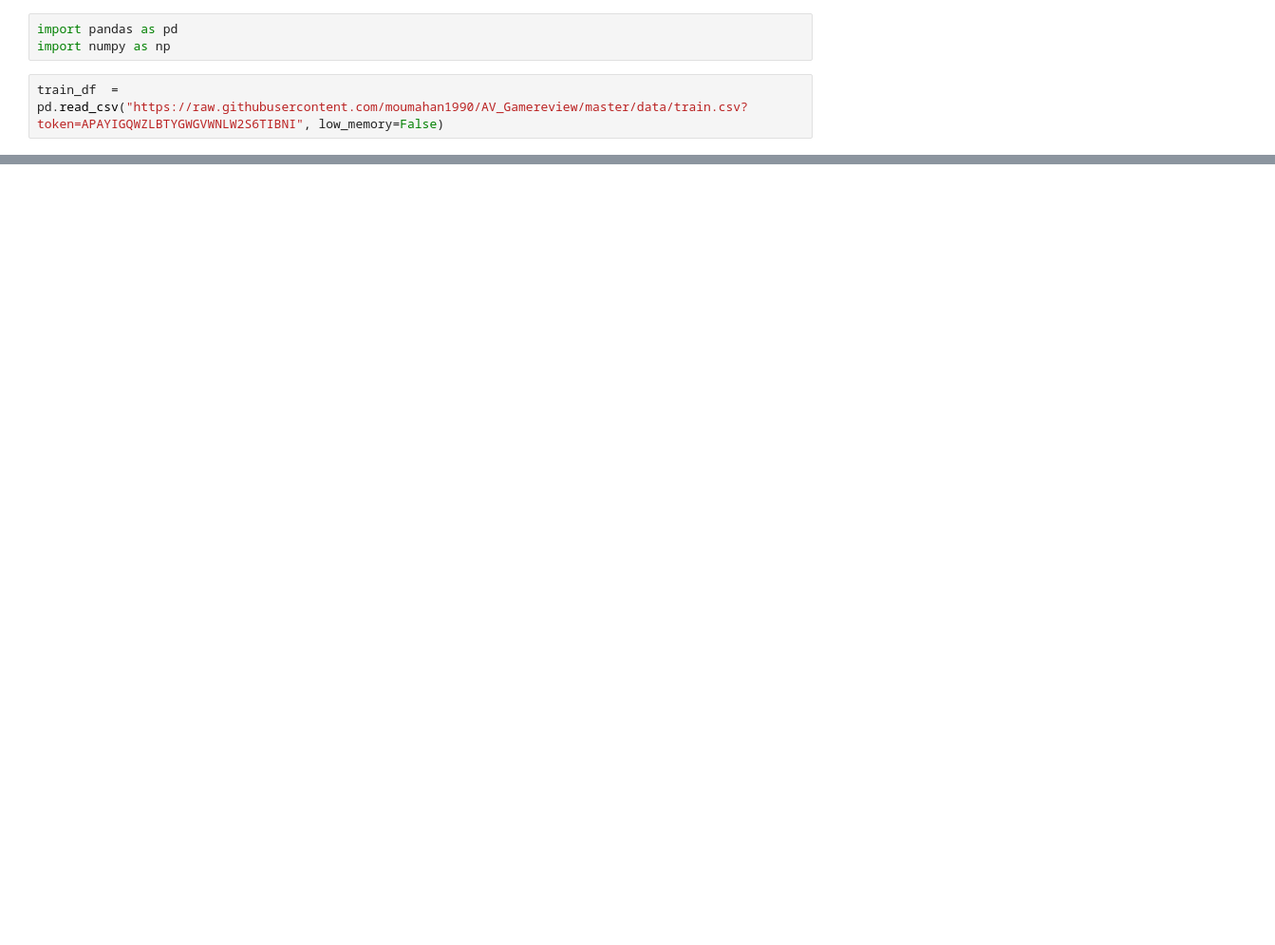
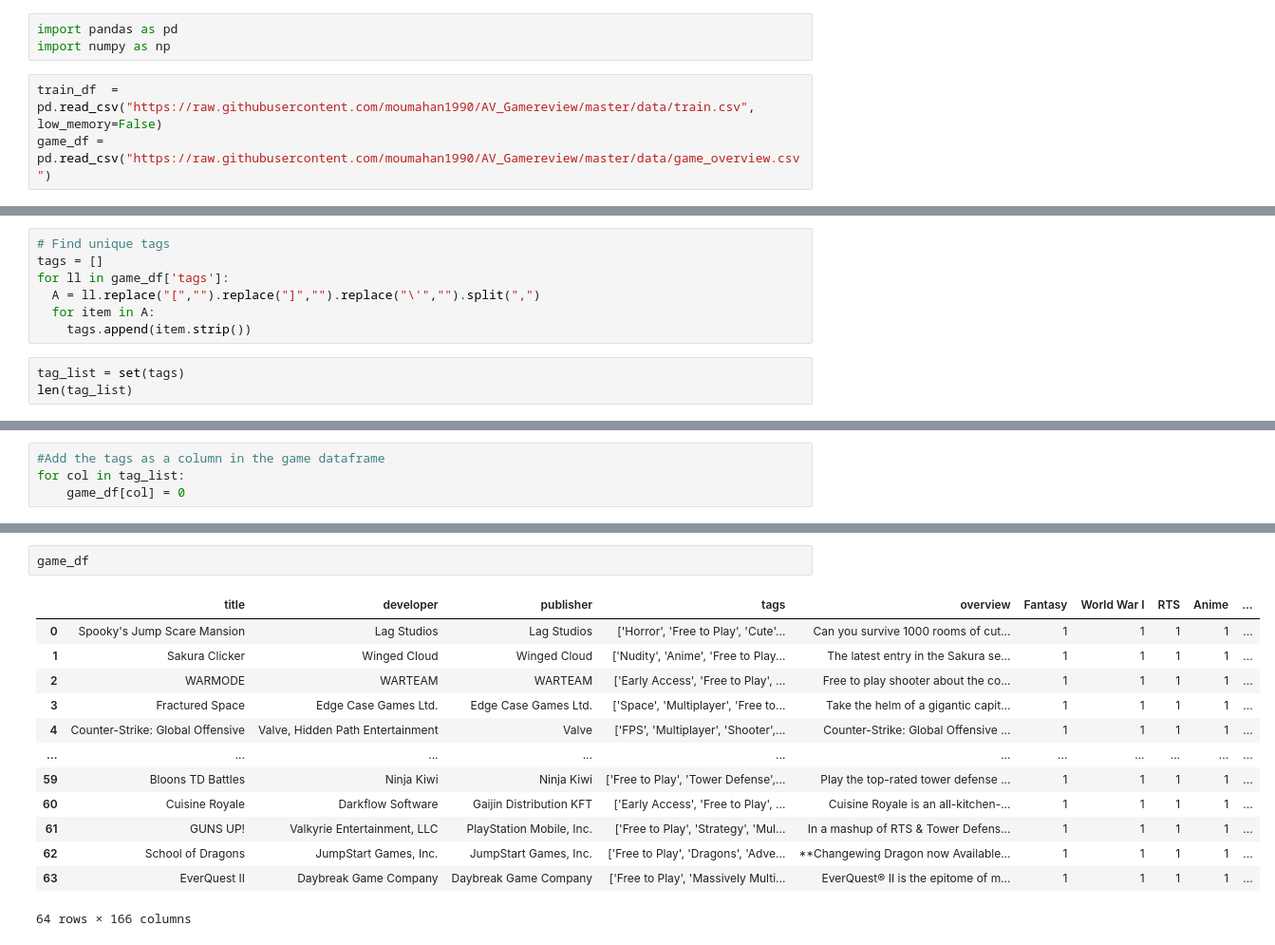
Before and after one commit to moumahan1990/AV_Gamereview, a Jupyter notebook: EDA.ipynb, the cells around one changed output, grey strips where cells are left out. Shown at 95% size. Saved outputs shown, nothing was run; the diff lists cells and outputs as text; blank space fills up the shorter version.

```diff
--- a/EDA.ipynb
+++ b/EDA.ipynb
@@ -4,4 +4,5 @@
 import pandas as pd
 import numpy as np
 # %%
-train_df  = pd.read_csv("https://raw.githubusercontent.com/moumahan1990/AV_Gamereview/master/data/train.csv?token=APAYIGQWZLBTYGWGVWNLW2S6TIBNI", low_memory=False)
+train_df  = pd.read_csv("https://raw.githubusercontent.com/moumahan1990/AV_Gamereview/master/data/train.csv", low_memory=False)
+game_df = pd.read_csv("https://raw.githubusercontent.com/moumahan1990/AV_Gamereview/master/data/game_overview.csv")
@@ -9,0 +25,10 @@ HTTPError: ignored
+# %%
+# Find unique tags
+tags = []
+for ll in game_df['tags']:
+  A = ll.replace("[","").replace("]","").replace("\'","").split(",")
+  for item in A:
+    tags.append(item.strip())
+# %%
+tag_list = set(tags)
+len(tag_list)
@@ -9,0 +37,4 @@ HTTPError: ignored
+# %%
+#Add the tags as a column in the game dataframe
+for col in tag_list:
+    game_df[col] = 0
@@ -9,0 +65,16 @@ HTTPError: ignored
+# %%
+game_df
+# %% [output]
+|  | title | developer | publisher | tags | overview | Fantasy | World War I | RTS | Anime | ... |
+| 0 | Spooky's Jump Scare Mansion | Lag Studios | Lag Studios | ['Horror', 'Free to Play', 'Cute'... | Can you survive 1000 rooms of cut... | 1 | 1 | 1 | 1 | ... |
+| 1 | Sakura Clicker | Winged Cloud | Winged Cloud | ['Nudity', 'Anime', 'Free to Play... | The latest entry in the Sakura se... | 1 | 1 | 1 | 1 | ... |
+| 2 | WARMODE | WARTEAM | WARTEAM | ['Early Access', 'Free to Play', ... | Free to play shooter about the co... | 1 | 1 | 1 | 1 | ... |
+| 3 | Fractured Space | Edge Case Games Ltd. | Edge Case Games Ltd. | ['Space', 'Multiplayer', 'Free to... | Take the helm of a gigantic capit... | 1 | 1 | 1 | 1 | ... |
+| 4 | Counter-Strike: Global Offensive | Valve, Hidden Path Entertainment | Valve | ['FPS', 'Multiplayer', 'Shooter',... | Counter-Strike: Global Offensive ... | 1 | 1 | 1 | 1 | ... |
+| ... | ... | ... | ... | ... | ... | ... | ... | ... | ... | ... |
+| 59 | Bloons TD Battles | Ninja Kiwi | Ninja Kiwi | ['Free to Play', 'Tower Defense',... | Play the top-rated tower defense ... | 1 | 1 | 1 | 1 | ... |
+| 60 | Cuisine Royale | Darkflow Software | Gaijin Distribution KFT | ['Early Access', 'Free to Play', ... | Cuisine Royale is an all-kitchen-... | 1 | 1 | 1 | 1 | ... |
+| 61 | GUNS UP! | Valkyrie Entertainment, LLC | PlayStation Mobile, Inc. | ['Free to Play', 'Strategy', 'Mul... | In a mashup of RTS & Tower Defens... | 1 | 1 | 1 | 1 | ... |
+| 62 | School of Dragons | JumpStart Games, Inc. | JumpStart Games, Inc. | ['Free to Play', 'Dragons', 'Adve... | **Changewing Dragon now Available... | 1 | 1 | 1 | 1 | ... |
+| 63 | EverQuest II | Daybreak Game Company | Daybreak Game Company | ['Free to Play', 'Massively Multi... | EverQuest® II is the epitome of m... | 1 | 1 | 1 | 1 | ... |
+64 rows × 166 columns
```
Also changed, not shown: parts of 4 cells of this notebook.
